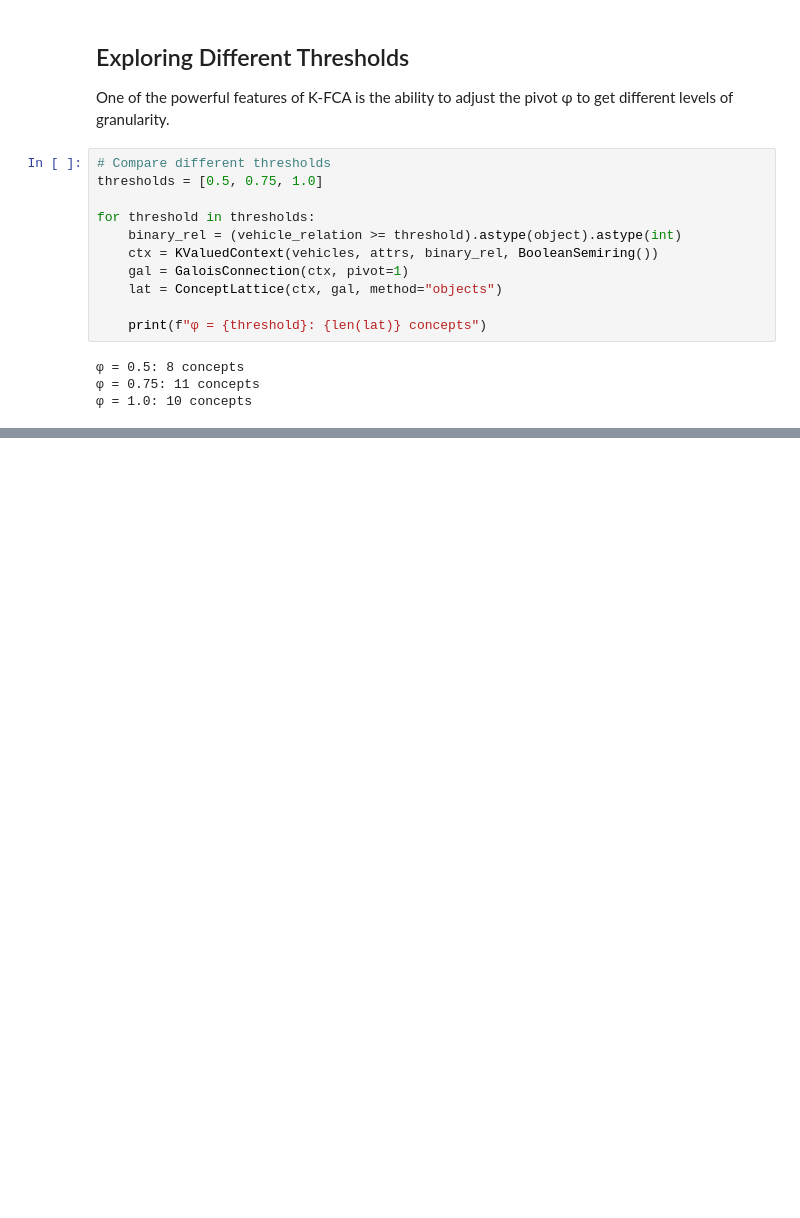
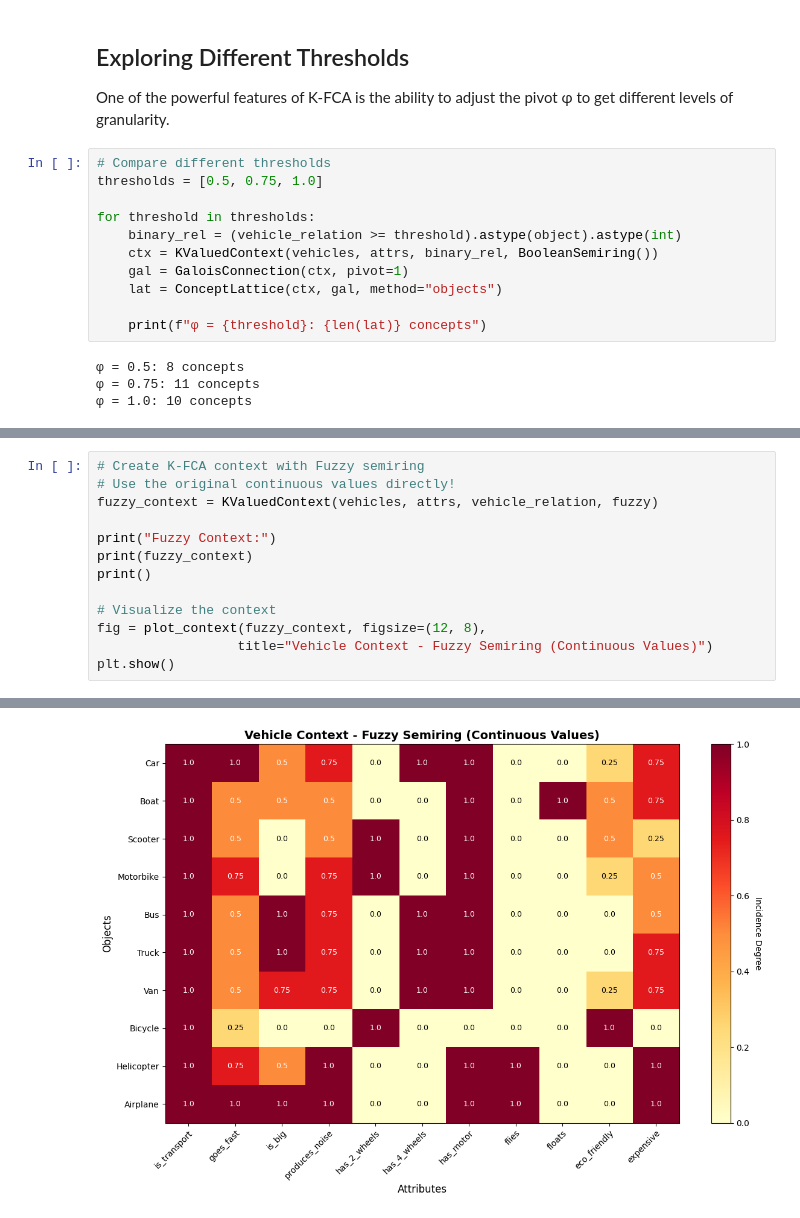
Before and after one commit to rohitidke/k-fca-prototype, a Jupyter notebook: examples/tutorial.ipynb, the cells around one changed output, grey strips where cells are left out. Cells and saved outputs as stored; diff of their text form; blank space fills up the shorter version.

```diff
--- a/examples/tutorial.ipynb
+++ b/examples/tutorial.ipynb
@@ -281,0 +544,14 @@ Try experimenting with:
+# %%
+# Create K-FCA context with Fuzzy semiring
+# Use the original continuous values directly!
+fuzzy_context = KValuedContext(vehicles, attrs, vehicle_relation, fuzzy)
+
+print("Fuzzy Context:")
+print(fuzzy_context)
+print()
+
+# Visualize the context
+fig = plot_context(fuzzy_context, figsize=(12, 8),
+                  title="Vehicle Context - Fuzzy Semiring (Continuous Values)")
+plt.show()
+# %% [output]
@@ -281,0 +575 @@ Try experimenting with:
+[figure, added]
```
Also changed, not shown: parts of 15 cells of this notebook, 7 other files.
